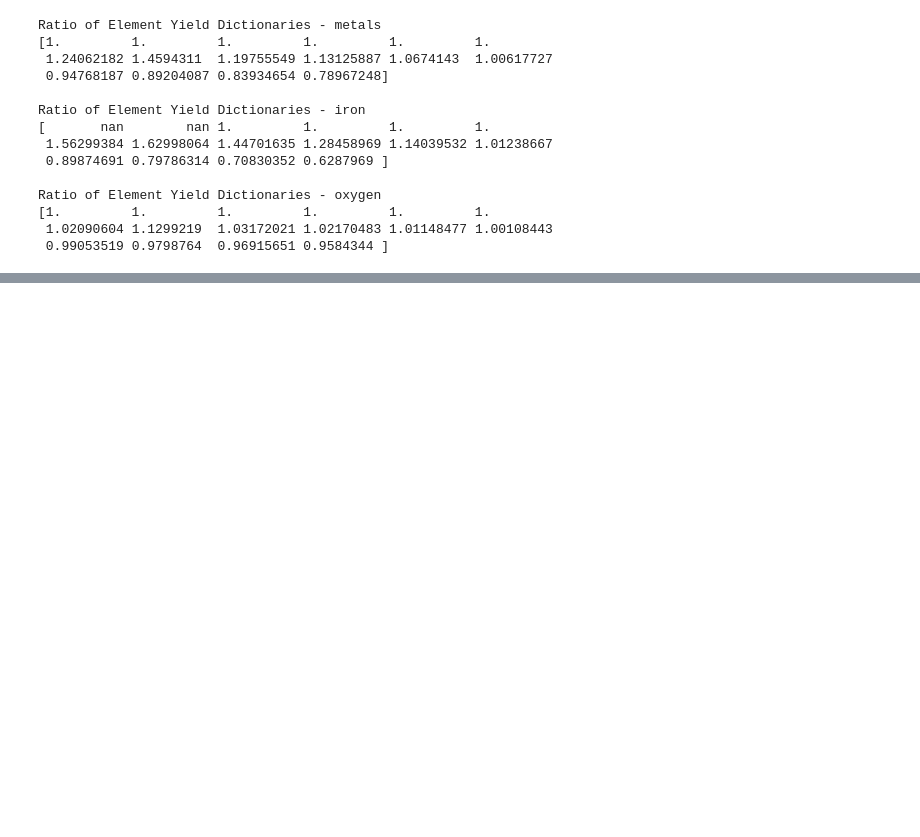
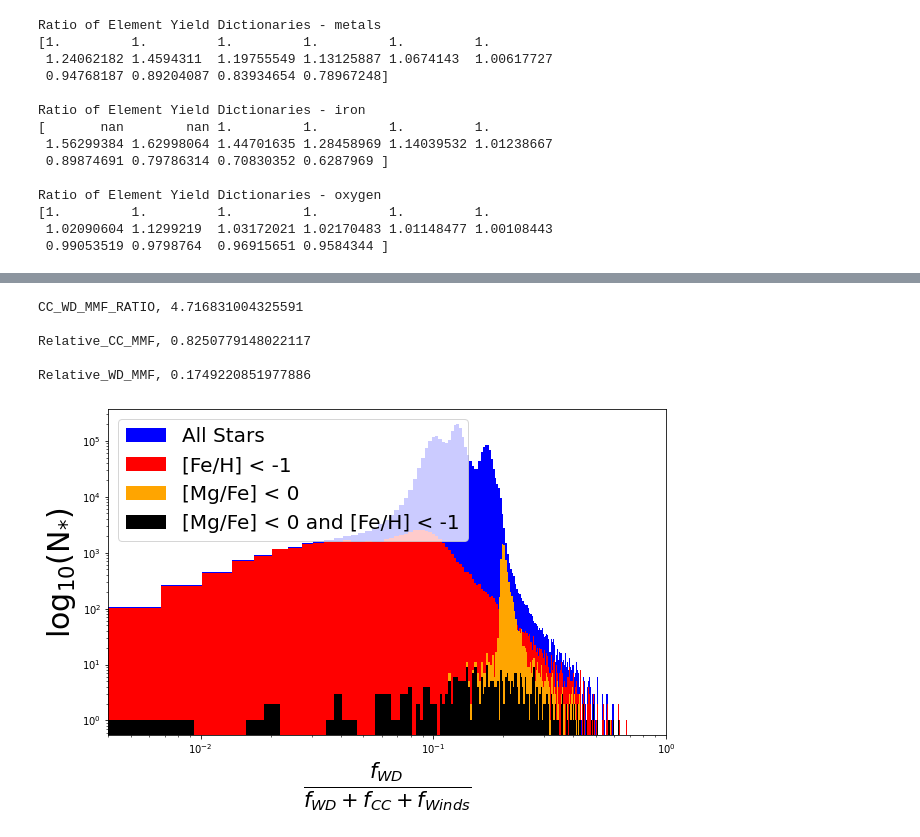
Before and after one commit to patelpb96/GizmoElementTracers, a Jupyter notebook: ElementTracer_Tutorial.ipynb, the cells around one changed output, grey strips where cells are left out. Drawn from its saved outputs; the diff is of its cells as text; code cells hidden in the pictures; blank space fills up the shorter version.

```diff
--- a/ElementTracer_Tutorial.ipynb
+++ b/ElementTracer_Tutorial.ipynb
@@ -141,8 +142,11 @@ def load(galaxy):
 
     print('LOADING GALAXY: ' + galaxy + " in " + dirs[galaxy])
 
-    part = gizmo.io.Read.read_snapshots(['star'], 'index', 600, assign_hosts = 'mass', assign_hosts_rotation=True,
-                                        simulation_name=str(galaxy), simulation_directory=dirs[galaxy], particle_subsample_factor=5) #, assign_formation_coordinates = True
+    part = gizmo.io.Read.read_snapshots(['star'], 'index', 600, assign_hosts = 'mass',
+                                        assign_hosts_rotation=True,
+                                        simulation_name=str(galaxy),
+                                        simulation_directory=dirs[galaxy],
+                                        particle_subsample_factor=None) #, assign_formation_coordinates = True
 
     species='star'
 
@@ -401,0 +429,14 @@ plt.show()
+# %%
+r = part['star'].prop('host.distance.principal.spherical')[:,0] #spherical radius
+z = part['star'].prop('host.distance.principal')[:,2]
+feh = part['star'].prop('metallicity.fe - metallicity.h')
+mgfe = part['star'].prop('metallicity.mg - metallicity.fe')
+
+ind = np.where((r < 15) & (np.abs(z) < 3)) # Selection criteria from Bellardini et al 2022 - note that
+                                           # formation radius is missing. Couldn't load it in here, but you'd
+                                           # want to select stars that form within 30 kpc
+
+wd_massfrac = wd_metal_massfraction[ind] # what fraction of metals in each star comes from WDSN?
+cc_massfrac = cc_metal_massfraction[ind] # what fraction of metals in each star comes from CCSN?
+wind_massfrac = wind_metal_massfraction[ind] # what fraction of metals in each star comes from WINDS?
+tot_massfrac = wd_massfrac + cc_massfrac + wind_massfrac # what is the total metal massfraction in each star?
@@ -401,0 +464,35 @@ plt.show()
+# %%
+noWDs = np.where(wd_massfrac <= 0)[0] # indices of stars whose metal massfraction is consistent with 0 WDSN enrichment
+noCCs = np.where(cc_massfrac <= 0)[0] # indices of stars whose metal massfraction is consistent with 0 CCSN enrichment
+
+ratio_wd = wd_massfrac/tot_massfrac # what portion of the total metal enrichment comes from WDSN?
+ratio_cc = cc_massfrac/tot_massfrac # what portion of the total metal enrichment comes from CCSN?
+
+ratio_cc2 = cc_massfrac / (wd_massfrac + cc_massfrac) # same as above for CCSN, but no winds
+ratio_wd2 = wd_massfrac / (wd_massfrac + cc_massfrac) # ... WDSN ...
+# %%
+print("\nCC_WD_MMF_RATIO, " + str(np.sum(cc_massfrac)/np.sum(wd_massfrac)))
+print("\nRelative_CC_MMF, " + str(np.sum(cc_massfrac)/(np.sum(wd_massfrac + cc_massfrac))))
+print("\nRelative_WD_MMF, " + str(np.sum(wd_massfrac)/(np.sum(wd_massfrac + cc_massfrac))))
+# %% [output]
+CC_WD_MMF_RATIO, 4.716831004325591
+
+Relative_CC_MMF, 0.8250779148022117
+
+Relative_WD_MMF, 0.1749220851977886
+# %%
+plt.figure(figsize = (10,6))
+plt.hist(ratio_wd, bins = 200, color = 'b', label = "All Stars")
+plt.hist(ratio_wd[np.where(feh[ind] < -1)], color = 'r', bins = 200, label = "[Fe/H] < -1")
+plt.hist(ratio_wd[np.where(mgfe[ind] < 0)], color = 'orange', bins = 200, label = "[Mg/Fe] < 0")
+plt.hist(ratio_wd[np.where((feh[ind] < -1) & (mgfe[ind] < 0))], color = 'k', bins = 200, label = "[Mg/Fe] < 0 and [Fe/H] < -1")
+
+plt.xlabel(r"$\frac{f_{WD}}{f_{WD} + f_{CC} + f_{Winds}}$", size = 30)
+plt.ylabel(r"log$_{10}$(N$_{*}$)", size =30)
+plt.legend(fontsize = 20)
+plt.semilogx()
+plt.semilogy()
+plt.xlim(4e-3,1)
+plt.show()
+# %% [output]
+[figure, added]
```
Also changed, not shown: parts of 36 cells of this notebook.
